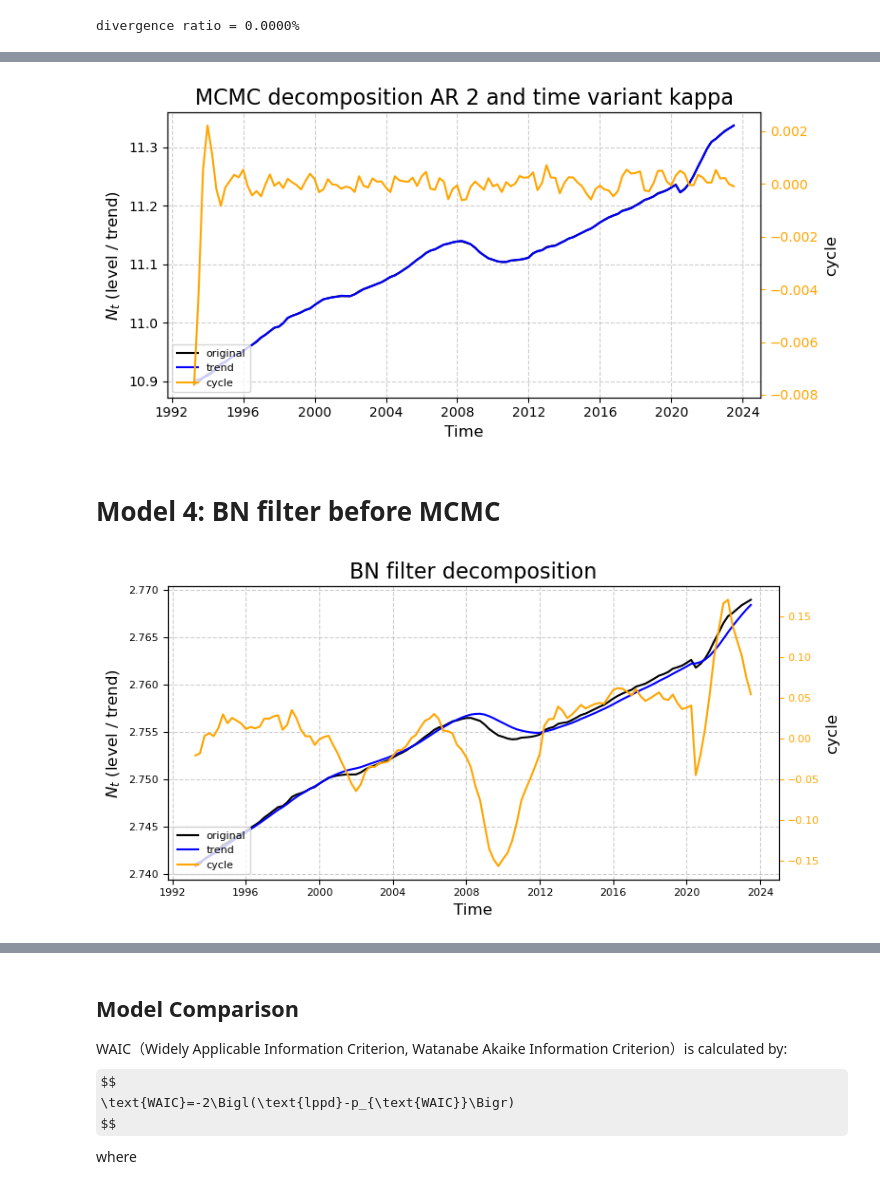
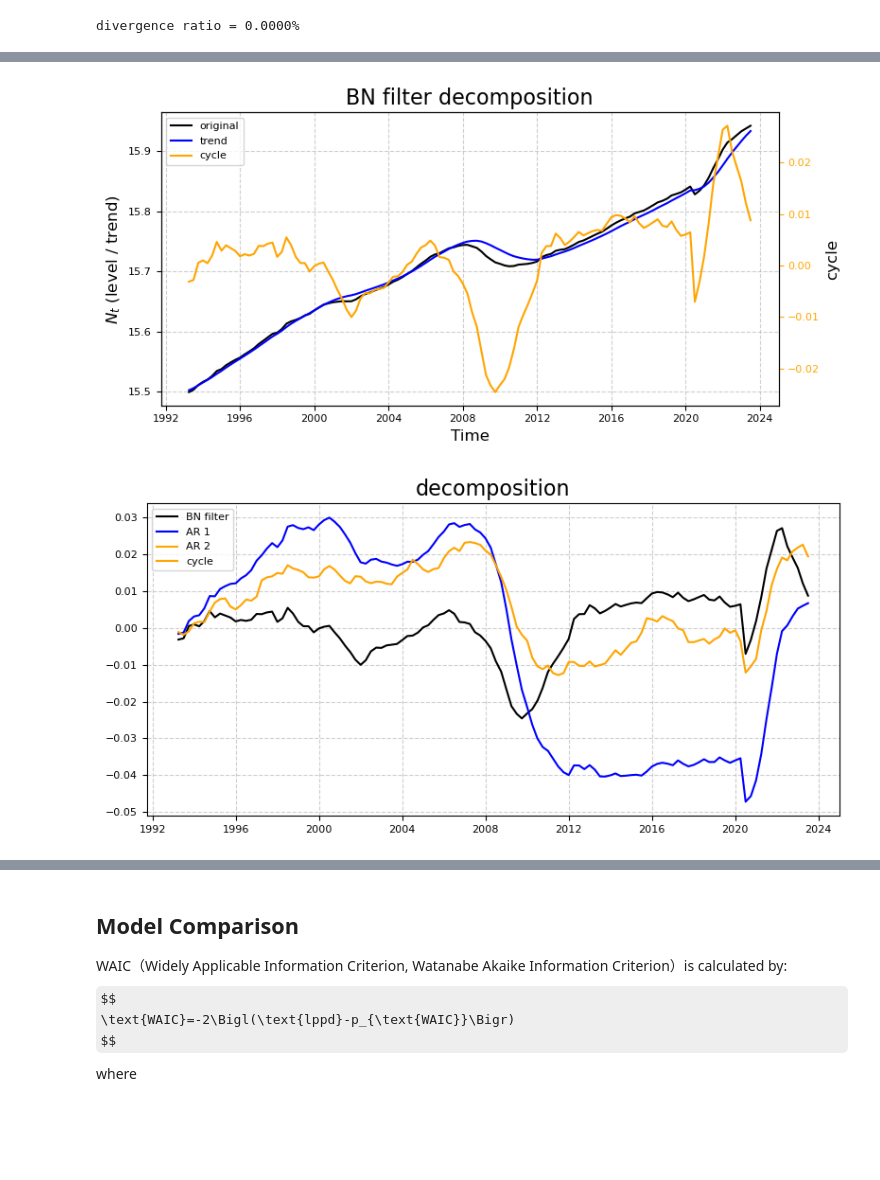
Before and after one commit to Ichikawa-Satoshi/NKPC_HSA_MCMC, a Jupyter notebook: code/main.ipynb, the cells around one changed output, grey strips where cells are left out. Cells and saved outputs as stored; diff of their text form; code cells hidden in the pictures; some formulas as TeX source; blank space fills up the shorter version.

```diff
--- a/code/main.ipynb
+++ b/code/main.ipynb
@@ -451,4 +454,5 @@ plt.show()
 # %%
+# Model 2
 def model_2(pi, pi_prev, pi_expect, Y, Y_prev, N, l):
     priors = set_prior_distributions()
 
@@ -466,14 +470,20 @@ def model_2(pi, pi_prev, pi_expect, Y, Y_prev, N, l):
 
     # --- N trend / cycle ---
     bar_n   = numpyro.sample("bar_n", priors["bar_n"])
-    alpha_1 = numpyro.sample("alpha_1", priors["alpha_1"])   # 1
-    alpha_2 = numpyro.sample("alpha_2", priors["alpha_2"])   # 2
+    rho = numpyro.sample("rho", dist.Beta(2, 2))  # [0, 1], stable
+    phi = numpyro.sample("phi", dist.Beta(2, 2))  # [0, 1], periodic
+
+    alpha_1 = 2 * rho * jnp.cos(jnp.pi * phi)
+    alpha_2 = -rho ** 2
+
+    numpyro.deterministic("alpha_1", alpha_1)
+    numpyro.deterministic("alpha_2", alpha_2)
 
     # --- initials ---
     # initial
-    bar_N_0  = numpyro.sample("bar_N_0", dist.Normal(N[0], 0.05)) # Nbar init
-    hat_N_0  = numpyro.sample("hat_N_0", dist.Normal(0, 0.05))    # Nhat init
-    hat_N_m1 = numpyro.sample("hat_N_m1", dist.Normal(0, 0.05))   # t=-1
+    bar_N_0  = numpyro.sample("bar_N_0", dist.Normal(N[0], 0.1))  # Nbar init
+    hat_N_0  = numpyro.sample("hat_N_0", dist.Normal(0, 0.005))    # Nhat init
+    hat_N_m1 = numpyro.sample("hat_N_m1", dist.Normal(0, 0.005))   # t=-1
     z_init   = numpyro.sample("z_init", priors["z_init"])
 
     # --- variance ---
@@ -700,59 +649,55 @@ divergence ratio = 0.0000%
 # %%
 fig, ax1 = plt.subplots(figsize=(8, 4))
+
 # ―― trend ―――――――――――――――――――――――――――
-ax1.plot(data["DATE"], N,
+ax1.plot(data["DATE"], data_N_hat["original_series"],
          label="original", color=colors[0], lw=1.5)
-ax1.plot(data["DATE"], N_bar_mean_3,
+ax1.plot(data["DATE"], data_N_hat["trend"],
          label="trend",    color=colors[1], lw=1.5)
 ax1.set_xlabel("Time", fontsize=12)
 ax1.set_ylabel(r"$N_t$ (level / trend)", fontsize=12)
 
 # ―― cycle ――――――――――――――――――――――――――――――――――――
 ax2 = ax1.twinx()
-ax2.plot(data["DATE"], N_hat_mean_3,
+ax2.plot(data["DATE"], data_N_hat["cycle"],
          label="cycle",  color=colors[2], lw=1.5)
+# ax2.plot(data["DATE"], N_hat_mean_2,
+#          label="cycle model 2",  color=colors[3], lw=1.5)
 ax2.set_ylabel("cycle", fontsize=12)
 ax2.tick_params(axis="y", colors=colors[2])
 
 # ―― legend ――――――――――――――――――――――――
 lines  = ax1.get_lines() + ax2.get_lines()
 labels = [l.get_label() for l in lines]
-ax1.legend(lines, labels, loc="lower left", fontsize=8, frameon=True)
+ax1.legend(lines, labels, loc="upper left", fontsize=8, frameon=True)
 
-ax1.set_title("MCMC decomposition AR 2 and time variant kappa", fontsize=16)
+ax1.set_title("BN filter decomposition", fontsize=16)
 ax1.grid(True, linestyle="--", alpha=0.6)
 plt.tight_layout()
 plt.show()
 # %% [output]
-[figure, old version]
+[figure, new version]
-# %% [markdown]
-# Model 4: BN filter before MCMC
 # %%
 fig, ax1 = plt.subplots(figsize=(8, 4))
 
-# ―― trend ―――――――――――――――――――――――――――
-ax1.plot(data["DATE"], data_N_hat["transformed_series"],
-         label="original", color=colors[0], lw=1.5)
-ax1.plot(data["DATE"], data_N_hat["trend"],
-         label="trend",    color=colors[1], lw=1.5)
-ax1.set_xlabel("Time", fontsize=12)
-ax1.set_ylabel(r"$N_t$ (level / trend)", fontsize=12)
-
 # ―― cycle ――――――――――――――――――――――――――――――――――――
-ax2 = ax1.twinx()
-ax2.plot(data["DATE"], data_N_hat["cycle"],
-         label="cycle",  color=colors[2], lw=1.5)
-ax2.set_ylabel("cycle", fontsize=12)
-ax2.tick_params(axis="y", colors=colors[2])
+ax1.plot(data["DATE"], data_N_hat["cycle"],
+         label="BN filter",  color=colors[0])
+ax1.plot(data["DATE"], N_hat_mean_1,
+         label="AR 1",  color=colors[1])
+ax1.plot(data["DATE"], N_hat_mean_2,
+         label="AR 2",  color=colors[2])
+# ax2.plot(data["DATE"], N_hat_mean_2,
+#          label="cycle model 2",  color=colors[3], lw=1.5)
+ax1.set_ylabel("cycle", fontsize=12)
 
 # ―― legend ――――――――――――――――――――――――
 lines  = ax1.get_lines() + ax2.get_lines()
 labels = [l.get_label() for l in lines]
-ax1.legend(lines, labels, loc="lower left", fontsize=8, frameon=True)
-
-ax1.set_title("BN filter decomposition", fontsize=16)
+ax1.legend(lines, labels, loc="upper left", fontsize=8, frameon=True)
+ax1.set_title("decomposition", fontsize=16)
 ax1.grid(True, linestyle="--", alpha=0.6)
 plt.tight_layout()
 plt.show()
 # %% [output]
-[figure, old version]
+[figure, new version]
```
Also changed, not shown: parts of 24 cells of this notebook, 3 other files.
